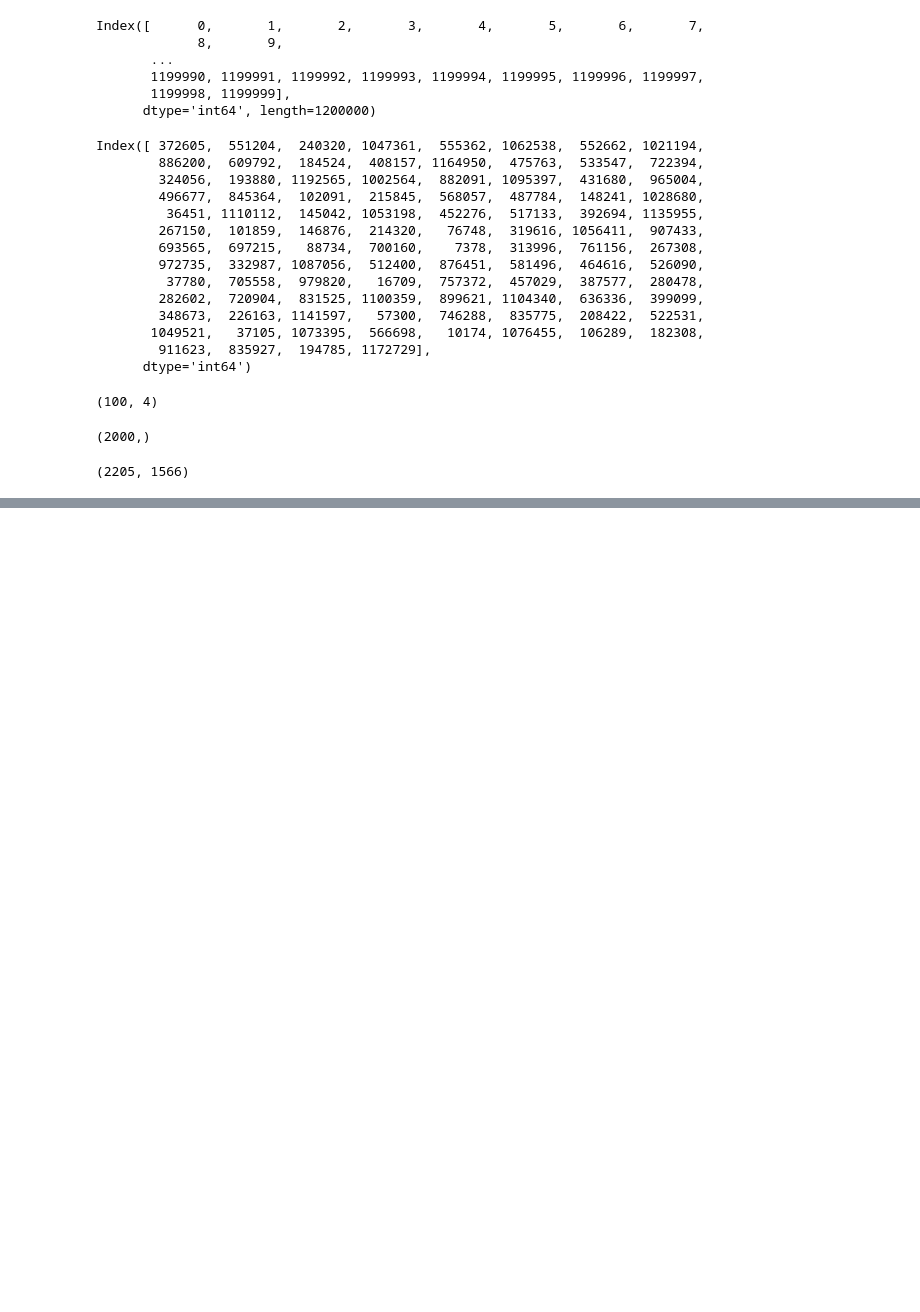
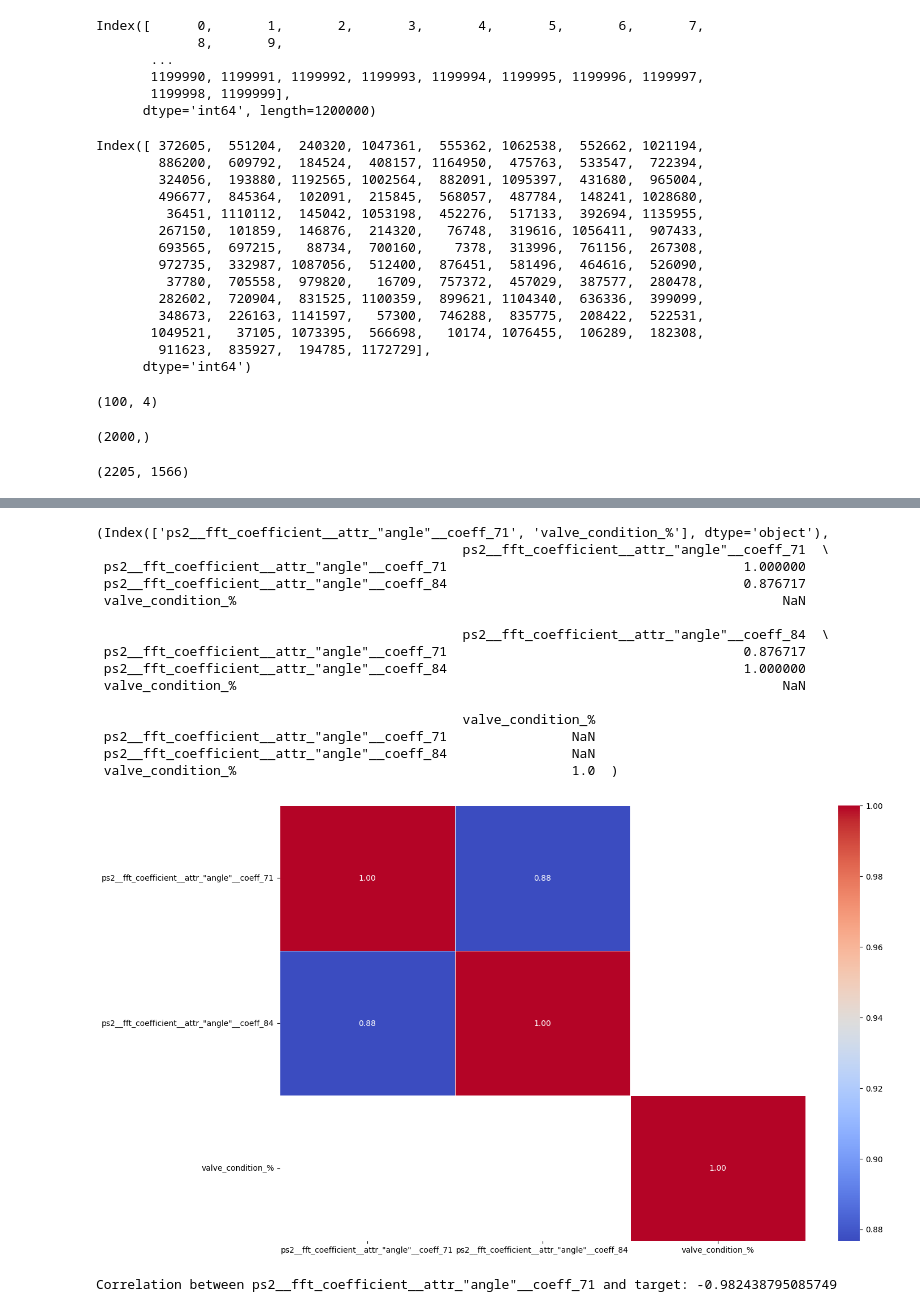
Before and after one commit to adelchi91/condition_monitoring_of_hydraulic_systems, a Jupyter notebook: notebook/ShorterCode.ipynb, the cells around one changed output, grey strips where cells are left out. Drawn from its saved outputs; the diff is of its cells as text; code cells hidden in the pictures; blank space fills up the shorter version.

```diff
--- a/notebook/ShorterCode.ipynb
+++ b/notebook/ShorterCode.ipynb
@@ -388,0 +390,3 @@ X_train_test_tsf.shape
+# %%
+X_train_test_tsf = pd.read_csv("../data/X_train_test_tsf.csv", index_col=0)
+X_val_tsf = pd.read_csv("../data/X_val_tsf.csv", index_col=0)
@@ -424,0 +439,4 @@ X_val_tsf.shape
+# %%
+# Get feature names used by the XGBoost model
+xgb_feature_names = pipeline.named_steps['classifier'].get_booster().feature_names
+print(xgb_feature_names)
@@ -434,0 +592,70 @@ Feature names must be in the same order as they were in fit.
+# %%
+def pearson_correlation(X):
+    data = X
+    corr_pearson = data.corr(method='pearson')
+    plt.subplots(figsize=(15,10))
+    sns.heatmap(corr_pearson)
+    # drop correlated feature
+    # Return a new array of given shape and type, filled with fill_value.
+    columns = np.full((corr_pearson.shape[0],), True, dtype=bool)
+    for i in range(corr_pearson.shape[0]):
+        for j in range(i+1, corr_pearson.shape[0]):
+            if corr_pearson.iloc[i,j] >= 0.75:
+                if columns[j]:
+                    columns[j] = False
+    selected_columns_pearson = data.columns[columns]
+    return selected_columns_pearson, corr_pearson
+
+def spearman_correlation(X):
+    data = X
+    corr_spearman = data.corr(method='spearman')
+    plt.subplots(figsize=(15,10))
+    sns.heatmap(corr_spearman, annot=True, cmap='coolwarm', fmt=".2f", linewidths=.5)
+    # Returns a new array of given shape and type, filled with fill_value.
+    columns = np.full((corr_spearman.shape[0],), True, dtype=bool)
+    for i in range(corr_spearman.shape[0]):
+        for j in range(i+1, corr_spearman.shape[0]):
+            if corr_spearman.iloc[i,j] >= 0.75:
+                if columns[j]:
+                    columns[j] = False
+    selected_columns_spearman = data.columns[columns]
+    return selected_columns_spearman, corr_spearman
+# %%
+import matplotlib.pyplot as plt
+import seaborn as sns
+
+df_tmp = pd.concat([X_train_test_tsf[xgb_feature_names], y_train_test])
+spearman_correlation(df_tmp)
+# %% [output]
+(Index(['ps2__fft_coefficient__attr_"angle"__coeff_71', 'valve_condition_%'], dtype='object'),
+                                               ps2__fft_coefficient__attr_"angle"__coeff_71  \
+ ps2__fft_coefficient__attr_"angle"__coeff_71                                      1.000000
+ ps2__fft_coefficient__attr_"angle"__coeff_84                                      0.876717
+ valve_condition_%                                                                      NaN
+
+                                               ps2__fft_coefficient__attr_"angle"__coeff_84  \
+ ps2__fft_coefficient__attr_"angle"__coeff_71                                      0.876717
+ ps2__fft_coefficient__attr_"angle"__coeff_84                                      1.000000
+ valve_condition_%                                                                      NaN
+
+                                               valve_condition_%
+ ps2__fft_coefficient__attr_"angle"__coeff_71                NaN
+ ps2__fft_coefficient__attr_"angle"__coeff_84                NaN
+ valve_condition_%                                           1.0  )
+[figure, added]
+# %%
+import numpy as np
+from scipy.stats import pearsonr, pointbiserialr
+
+# Define the feature name for which you want to compute the correlation
+feature_name = 'ps2__fft_coefficient__attr_"angle"__coeff_71'
+
+# Check if the feature is binary or continuous
+if len(np.unique(X_train_test_tsf[feature_name])) == 2:  # Binary feature
+    correlation, _ = pointbiserialr(X_train_test_tsf[feature_name], y_train_test)
+else:  # Continuous feature
+    correlation, _ = pearsonr(X_train_test_tsf[feature_name], y_train_test)
+
+print(f"Correlation between {feature_name} and target: {correlation}")
+# %% [output]
+Correlation between ps2__fft_coefficient__attr_"angle"__coeff_71 and target: -0.982438795085749
```
Also changed, not shown: parts of 19 cells of this notebook, 8 other files.
